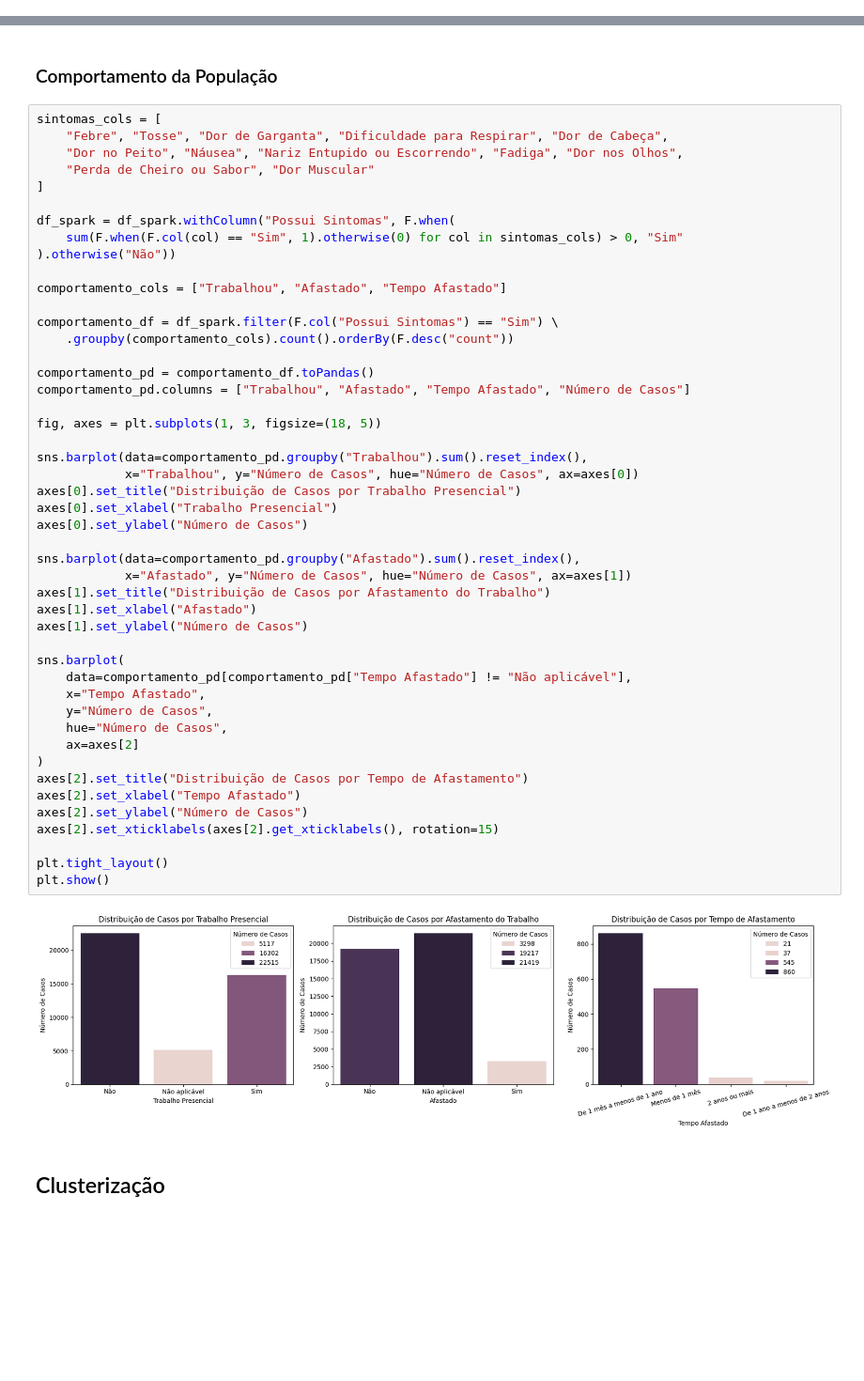
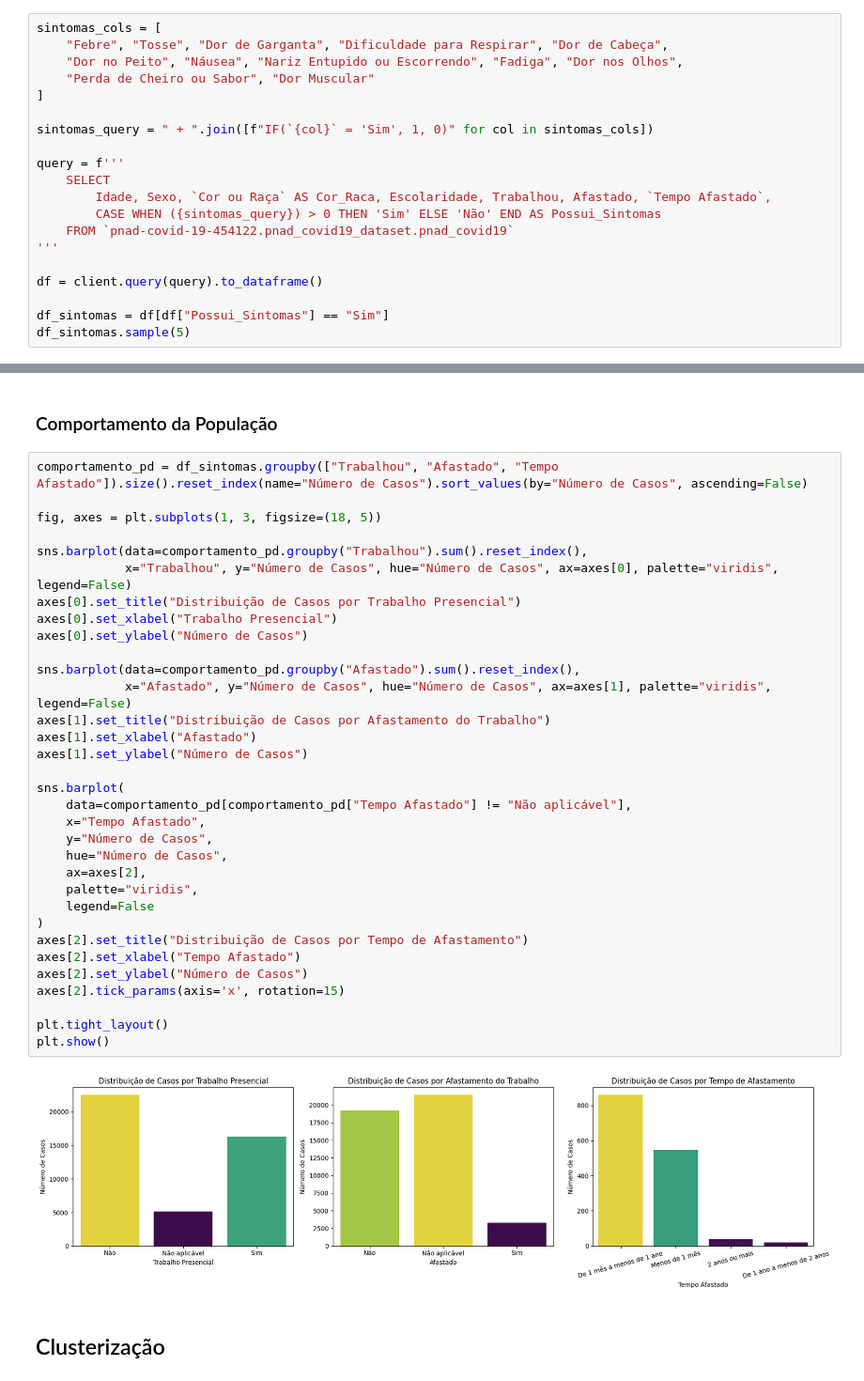
Before and after one commit to marquesds/data_analytics, a Jupyter notebook: big_data/prova_substitutiva/Prova Substitutiva.ipynb, the cells around one changed output, grey strips where cells are left out. Shown: that part at 94% size. Drawn from its saved outputs; the diff is of its cells as text; blank space fills up the shorter version.

Commit message:
feat: replace Spark with BigQuery

```diff
--- a/big_data/prova_substitutiva/Prova Substitutiva.ipynb
+++ b/big_data/prova_substitutiva/Prova Substitutiva.ipynb
@@ -259,0 +253,20 @@ df_spark.toPandas().sample(10)
+# %%
+sintomas_cols = [
+    "Febre", "Tosse", "Dor de Garganta", "Dificuldade para Respirar", "Dor de Cabeça",
+    "Dor no Peito", "Náusea", "Nariz Entupido ou Escorrendo", "Fadiga", "Dor nos Olhos",
+    "Perda de Cheiro ou Sabor", "Dor Muscular"
+]
+
+sintomas_query = " + ".join([f"IF(`{col}` = 'Sim', 1, 0)" for col in sintomas_cols])
+
+query = f'''
+    SELECT
+        Idade, Sexo, `Cor ou Raça` AS Cor_Raca, Escolaridade, Trabalhou, Afastado, `Tempo Afastado`,
+        CASE WHEN ({sintomas_query}) > 0 THEN 'Sim' ELSE 'Não' END AS Possui_Sintomas
+    FROM `pnad-covid-19-454122.pnad_covid19_dataset.pnad_covid19`
+'''
+
+df = client.query(query).to_dataframe()
+
+df_sintomas = df[df["Possui_Sintomas"] == "Sim"]
+df_sintomas.sample(5)
@@ -374,54 +358,40 @@ plt.show()
 # %% [markdown]
 ### Comportamento da População
 # %%
-sintomas_cols = [
-    "Febre", "Tosse", "Dor de Garganta", "Dificuldade para Respirar", "Dor de Cabeça",
-    "Dor no Peito", "Náusea", "Nariz Entupido ou Escorrendo", "Fadiga", "Dor nos Olhos",
-    "Perda de Cheiro ou Sabor", "Dor Muscular"
-]
-
-df_spark = df_spark.withColumn("Possui Sintomas", F.when(
-    sum(F.when(F.col(col) == "Sim", 1).otherwise(0) for col in sintomas_cols) > 0, "Sim"
-).otherwise("Não"))
-
-comportamento_cols = ["Trabalhou", "Afastado", "Tempo Afastado"]
-
-comportamento_df = df_spark.filter(F.col("Possui Sintomas") == "Sim") \
-    .groupby(comportamento_cols).count().orderBy(F.desc("count"))
-
-comportamento_pd = comportamento_df.toPandas()
-comportamento_pd.columns = ["Trabalhou", "Afastado", "Tempo Afastado", "Número de Casos"]
+comportamento_pd = df_sintomas.groupby(["Trabalhou", "Afastado", "Tempo Afastado"]).size().reset_index(name="Número de Casos").sort_values(by="Número de Casos", ascending=False)
 
 fig, axes = plt.subplots(1, 3, figsize=(18, 5))
 
 sns.barplot(data=comportamento_pd.groupby("Trabalhou").sum().reset_index(),
-            x="Trabalhou", y="Número de Casos", hue="Número de Casos", ax=axes[0])
+            x="Trabalhou", y="Número de Casos", hue="Número de Casos", ax=axes[0], palette="viridis", legend=False)
 axes[0].set_title("Distribuição de Casos por Trabalho Presencial")
 axes[0].set_xlabel("Trabalho Presencial")
 axes[0].set_ylabel("Número de Casos")
 
 sns.barplot(data=comportamento_pd.groupby("Afastado").sum().reset_index(),
-            x="Afastado", y="Número de Casos", hue="Número de Casos", ax=axes[1])
+            x="Afastado", y="Número de Casos", hue="Número de Casos", ax=axes[1], palette="viridis", legend=False)
 axes[1].set_title("Distribuição de Casos por Afastamento do Trabalho")
 axes[1].set_xlabel("Afastado")
 axes[1].set_ylabel("Número de Casos")
 
 sns.barplot(
     data=comportamento_pd[comportamento_pd["Tempo Afastado"] != "Não aplicável"],
     x="Tempo Afastado",
     y="Número de Casos",
     hue="Número de Casos",
-    ax=axes[2]
+    ax=axes[2],
+    palette="viridis",
+    legend=False
 )
 axes[2].set_title("Distribuição de Casos por Tempo de Afastamento")
 axes[2].set_xlabel("Tempo Afastado")
 axes[2].set_ylabel("Número de Casos")
-axes[2].set_xticklabels(axes[2].get_xticklabels(), rotation=15)
+axes[2].tick_params(axis='x', rotation=15)
 
 plt.tight_layout()
 plt.show()
 # %% [output]
-[figure, old version]
+[figure, new version]
 # %% [markdown]
 ## Clusterização
 # %% [markdown]
```
Also changed, not shown: parts of 18 cells of this notebook, 3 other files.
